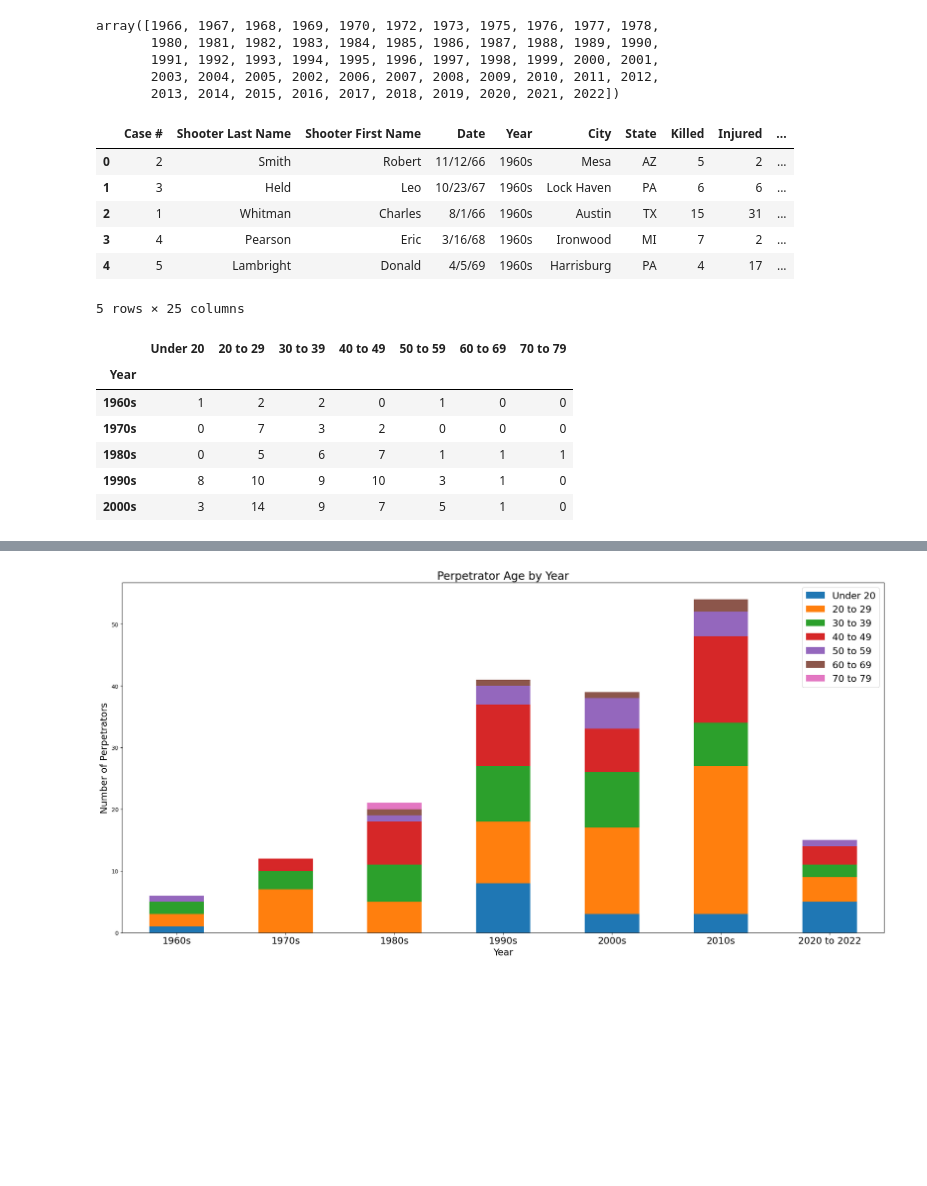
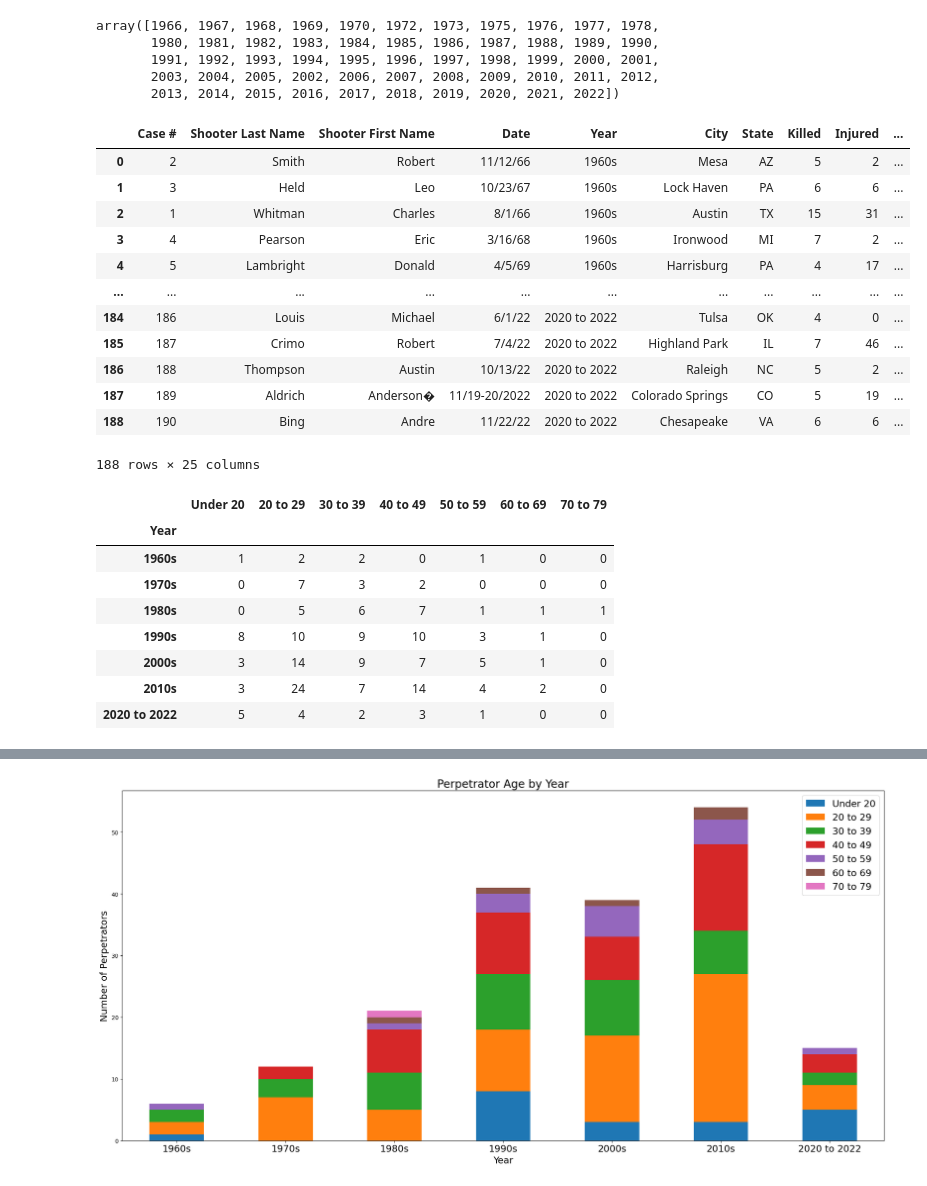
Before and after one commit to leahkrause/flask-mongodb-plotly-project, a Jupyter notebook: mongo-analysis.ipynb, the cells around one changed output, grey strips where cells are left out. Saved outputs shown, nothing was run; the diff lists cells and outputs as text; code cells hidden in the pictures; blank space fills up the shorter version.

```diff
--- a/mongo-analysis.ipynb
+++ b/mongo-analysis.ipynb
@@ -234,15 +234,21 @@ group_names2 = ["1960s", "1970s", "1980s", "1990s", "2000s", "2010s", "2020 to 2
 # %%
 # Cut data into bins
 full_data_df['Year'] = pd.cut(full_data_df['Year'], bins2, labels=group_names2, include_lowest=True)
-full_data_df.head()
+full_data_df
 # %% [output]
 |  | Case # | Shooter Last Name | Shooter First Name | Date | Year | City | State | Killed | Injured | ... |
 | 0 | 2 | Smith | Robert | 11/12/66 | 1960s | Mesa | AZ | 5 | 2 | ... |
 | 1 | 3 | Held | Leo | 10/23/67 | 1960s | Lock Haven | PA | 6 | 6 | ... |
 | 2 | 1 | Whitman | Charles | 8/1/66 | 1960s | Austin | TX | 15 | 31 | ... |
 | 3 | 4 | Pearson | Eric | 3/16/68 | 1960s | Ironwood | MI | 7 | 2 | ... |
 | 4 | 5 | Lambright | Donald | 4/5/69 | 1960s | Harrisburg | PA | 4 | 17 | ... |
+| ... | ... | ... | ... | ... | ... | ... | ... | ... | ... | ... |
+| 184 | 186 | Louis | Michael | 6/1/22 | 2020 to 2022 | Tulsa | OK | 4 | 0 | ... |
+| 185 | 187 | Crimo | Robert | 7/4/22 | 2020 to 2022 | Highland Park | IL | 7 | 46 | ... |
+| 186 | 188 | Thompson | Austin | 10/13/22 | 2020 to 2022 | Raleigh | NC | 5 | 2 | ... |
+| 187 | 189 | Aldrich | Anderson� | 11/19-20/2022 | 2020 to 2022 | Colorado Springs | CO | 5 | 19 | ... |
+| 188 | 190 | Bing | Andre | 11/22/22 | 2020 to 2022 | Chesapeake | VA | 6 | 6 | ... |
-5 rows × 25 columns
+188 rows × 25 columns
 # %%
 # AGE GRAPH
 # DF for age
@@ -272,7 +278,7 @@ data = {'Under 20': count_under20,
        '60 to 69': count_60_69,
        '70 to 79': count_70_79}
 age_count_df = pd.DataFrame(data)
-age_count_df.head()
+age_count_df
 # %% [output]
 |  | Under 20 | 20 to 29 | 30 to 39 | 40 to 49 | 50 to 59 | 60 to 69 | 70 to 79 |
 | Year |  |  |  |  |  |  |  |
@@ -281,3 +287,5 @@ age_count_df.head()
 | 1980s | 0 | 5 | 6 | 7 | 1 | 1 | 1 |
 | 1990s | 8 | 10 | 9 | 10 | 3 | 1 | 0 |
 | 2000s | 3 | 14 | 9 | 7 | 5 | 1 | 0 |
+| 2010s | 3 | 24 | 7 | 14 | 4 | 2 | 0 |
+| 2020 to 2022 | 5 | 4 | 2 | 3 | 1 | 0 | 0 |
```
Also changed, not shown: parts of 20 cells of this notebook, 6 other files.
